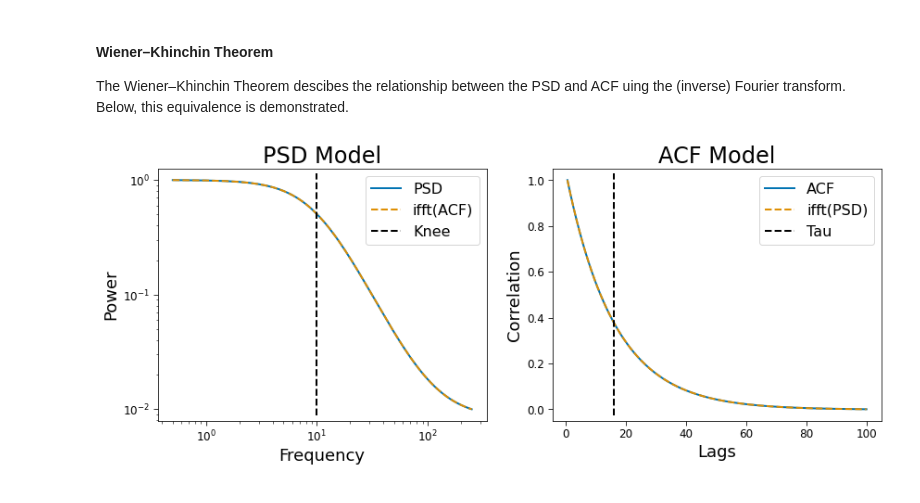
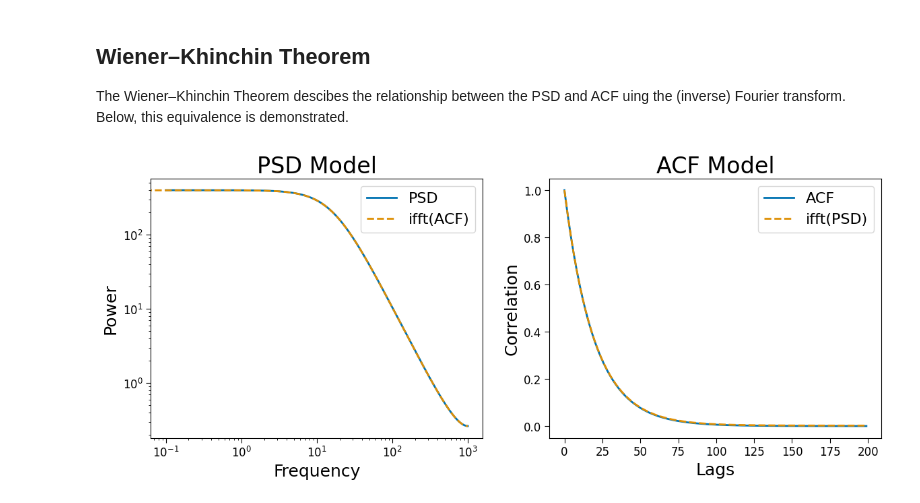
Before and after one commit to voytekresearch/timescale-methods, a Jupyter notebook: docs/tutorials/tutorial_01_intro.ipynb, the cells around one changed output. Drawn from its saved outputs; the diff is of its cells as text; code cells hidden in the pictures.

```diff
--- a/docs/tutorials/tutorial_01_intro.ipynb
+++ b/docs/tutorials/tutorial_01_intro.ipynb
@@ -50,5 +84,0 @@ In the ACF, timescales are defined as the inverse of the exponential decay rate.
-# %%
-# Simulate
-lags = np.arange(0, 1001)
-lags = np.linspace(0, 2000, 4001)
-corrs = sim_exp_decay(lags, fs, tau, 1)
@@ -66,49 +85,32 @@ plt.legend();
 # %% [markdown]
-#### Wiener–Khinchin Theorem
+## Wiener–Khinchin Theorem
 
 The Wiener–Khinchin Theorem descibes the relationship between the PSD and ACF uing the (inverse) Fourier transform. Below, this equivalence is demonstrated.
-# %%
-# iFFT
-lags_ifft, corrs_ifft = psd_to_acf(freqs, powers, fs)
-freqs_ifft, powers_ifft = acf_to_psd(lags, corrs, fs)
-
-# Trim ranges and normalize
-freqs = freqs[1:501]
-freqs_ifft = freqs[:500]
-
-powers = normalize(powers[1:501], 1e-2, 1)
-powers_ifft = normalize(powers_ifft[:500], 1e-2, 1)
-
-lags = lags[1:201]
-lags_ifft = lags[:200]
-
-corrs = normalize(corrs[1:201], 0, 1)
-corrs_ifft = normalize(corrs_ifft[:200], 0, 1)
+# %%
+# ACF to PSD via Fourier transform
+freqs_ifft, powers_ifft = acf_to_psd(corrs, fs)
+
+# PSD to ACF via Fourier transform
+lags_ifft, corrs_ifft = psd_to_acf(freqs, powers, fs)
 # %%
 fig, axes = plt.subplots(ncols=2, figsize=(14, 5))
 
-axes[0].loglog(freqs, powers, label='PSD')
+axes[0].loglog(freqs[1:], powers[1:], label='PSD')
 axes[0].loglog(freqs_ifft, powers_ifft, ls='--', label='ifft(ACF)')
 
-axes[1].plot(lags, corrs, label='ACF')
-axes[1].plot(lags_ifft, corrs_ifft, ls='--', label='ifft(PSD)')
-
-axes[0].axvline(knee_freq, .02, .98,
-                color='k', ls='--', label='Knee')
-
-axes[1].axvline(convert_knee(knee_freq) * fs, .02, .98,
-                color='k', ls='--', label='Tau')
+axes[1].plot(lags[:200], corrs[:200], label='ACF')
+axes[1].plot(lags_ifft[:100], corrs_ifft[:100], ls='--', label='ifft(PSD)')
 
 axes[0].set_title('PSD Model')
 axes[1].set_title('ACF Model')
 
 axes[0].set_ylabel('Power')
 axes[0].set_xlabel('Frequency')
 
 axes[1].set_ylabel('Correlation')
 axes[1].set_xlabel('Lags')
 
 axes[0].legend(fontsize=16)
 axes[1].legend(fontsize=16);
 # %% [output]
-[figure, old version]
+[figure, new version]
```
Also changed, not shown: parts of 11 cells of this notebook, 5 other files.
